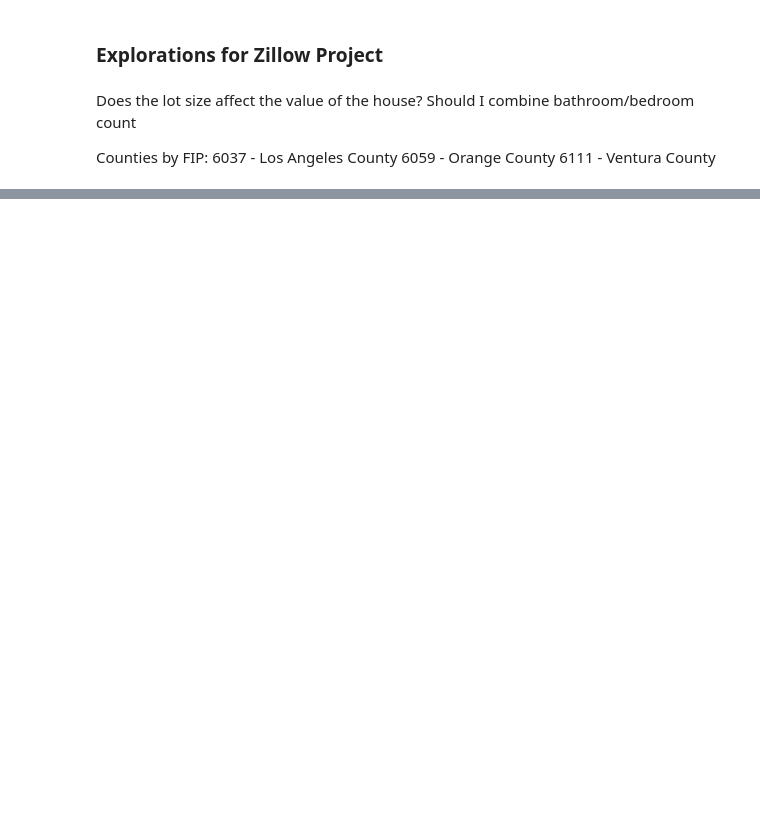
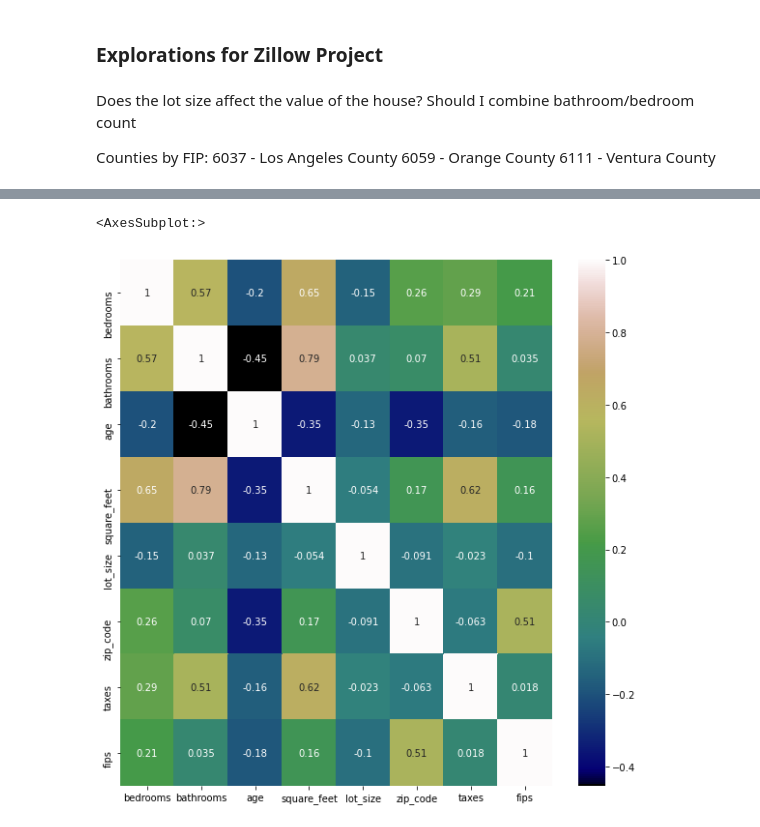
Before and after one commit to barbmarques/zillow-regression-project, a Jupyter notebook: Zillow.ipynb, the cells around one changed output, grey strips where cells are left out. Cells and saved outputs as stored; diff of their text form; code cells hidden in the pictures; blank space fills up the shorter version.

```diff
--- a/Zillow.ipynb
+++ b/Zillow.ipynb
@@ -361,0 +277,2 @@ memory usage: 2.6 MB
+# %%
+X_train, X_validate, X_test, y_train, y_validate, y_test = wrangle_zillow.train_validate_test_split(df, 'tax_value')
@@ -361,0 +332,7 @@ memory usage: 2.6 MB
+# %%
+
+plt.subplots(figsize=(10,10))
+sns.heatmap(X_train_scaled.corr(), cmap='gist_earth',annot=True)
+# %% [output]
+<AxesSubplot:>
+[figure, added]
```
Also changed, not shown: parts of 55 cells of this notebook, 1 other file.
